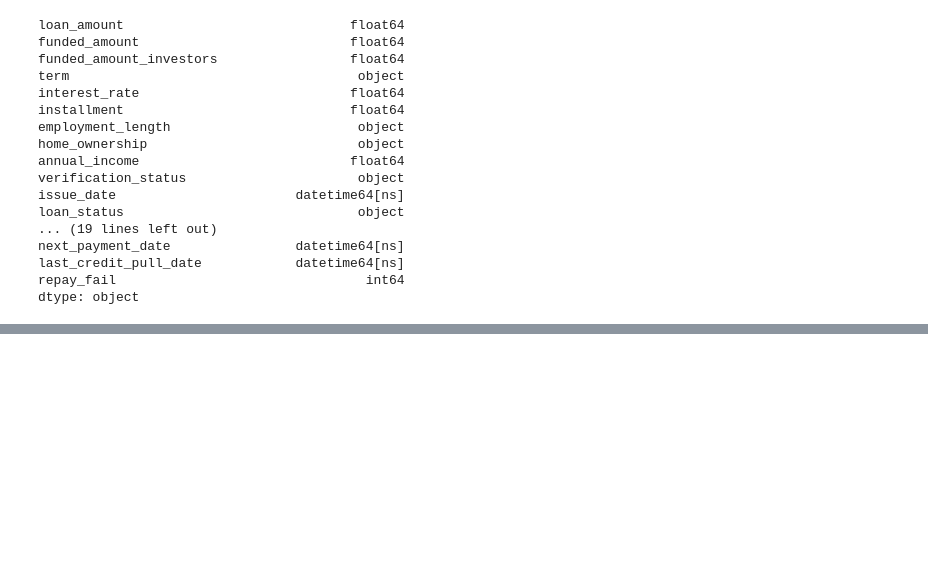
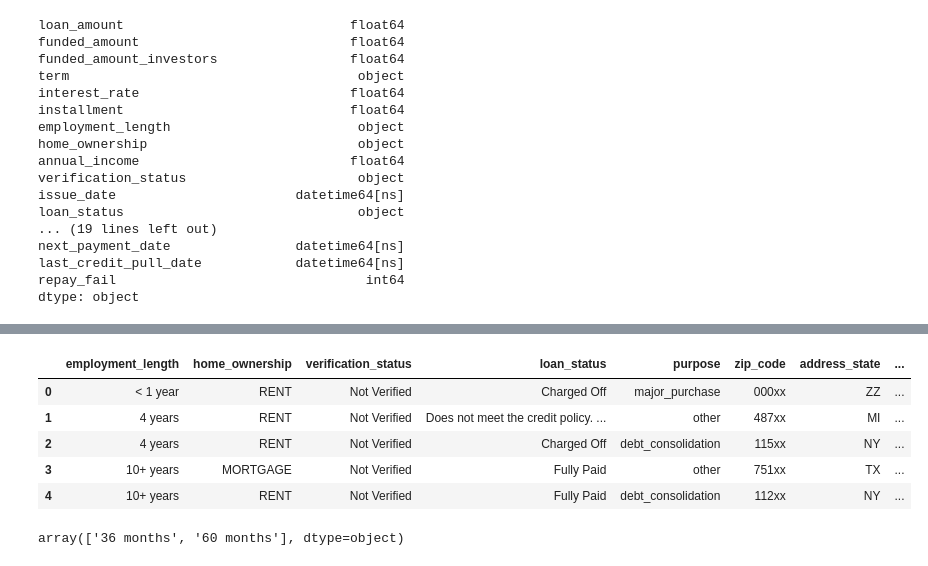
Before and after one commit to wazeefz/not-a-loan-shark, a Jupyter notebook: code/main.ipynb, the cells around one changed output, grey strips where cells are left out. Drawn from its saved outputs; the diff is of its cells as text; code cells hidden in the pictures; blank space fills up the shorter version.

```diff
--- a/code/main.ipynb
+++ b/code/main.ipynb
@@ -108,3 +108,10 @@ next_payment_date                datetime64[ns]
 last_credit_pull_date            datetime64[ns]
 repay_fail                                int64
 dtype: object
+# %%
+def extract_categorical_numerical_cols(df):
+    categorical_column = [col for col in  df.columns if df[col].dtype == 'object']
+    numerical_column = [col for col in  df.columns if df[col].dtype != 'object']
+    return categorical_column, numerical_column
+# %%
+categorical_columns, numerical_columns = extract_categorical_numerical_cols(df)
@@ -110,0 +148,13 @@ dtype: object
+# %%
+df.loc[:4, categorical_columns]
+# %% [output]
+|  | employment_length | home_ownership | verification_status | loan_status | purpose | zip_code | address_state | ... |
+| 0 | < 1 year | RENT | Not Verified | Charged Off | major_purchase | 000xx | ZZ | ... |
+| 1 | 4 years | RENT | Not Verified | Does not meet the credit policy. ... | other | 487xx | MI | ... |
+| 2 | 4 years | RENT | Not Verified | Charged Off | debt_consolidation | 115xx | NY | ... |
+| 3 | 10+ years | MORTGAGE | Not Verified | Fully Paid | other | 751xx | TX | ... |
+| 4 | 10+ years | RENT | Not Verified | Fully Paid | debt_consolidation | 112xx | NY | ... |
+# %%
+df['term'].unique()
+# %% [output]
+array(['36 months', '60 months'], dtype=object)
```
Also changed, not shown: parts of 20 cells of this notebook.
